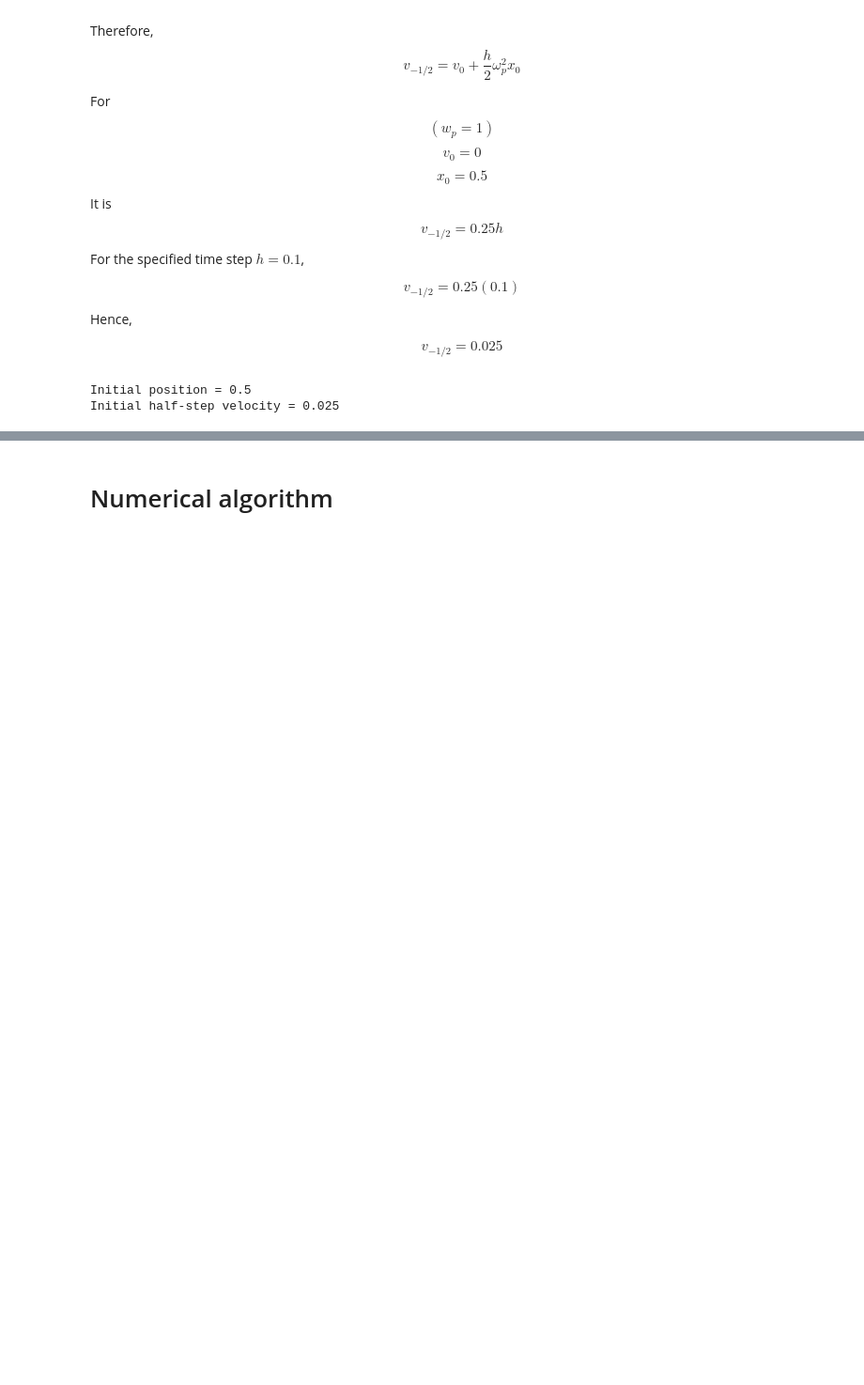
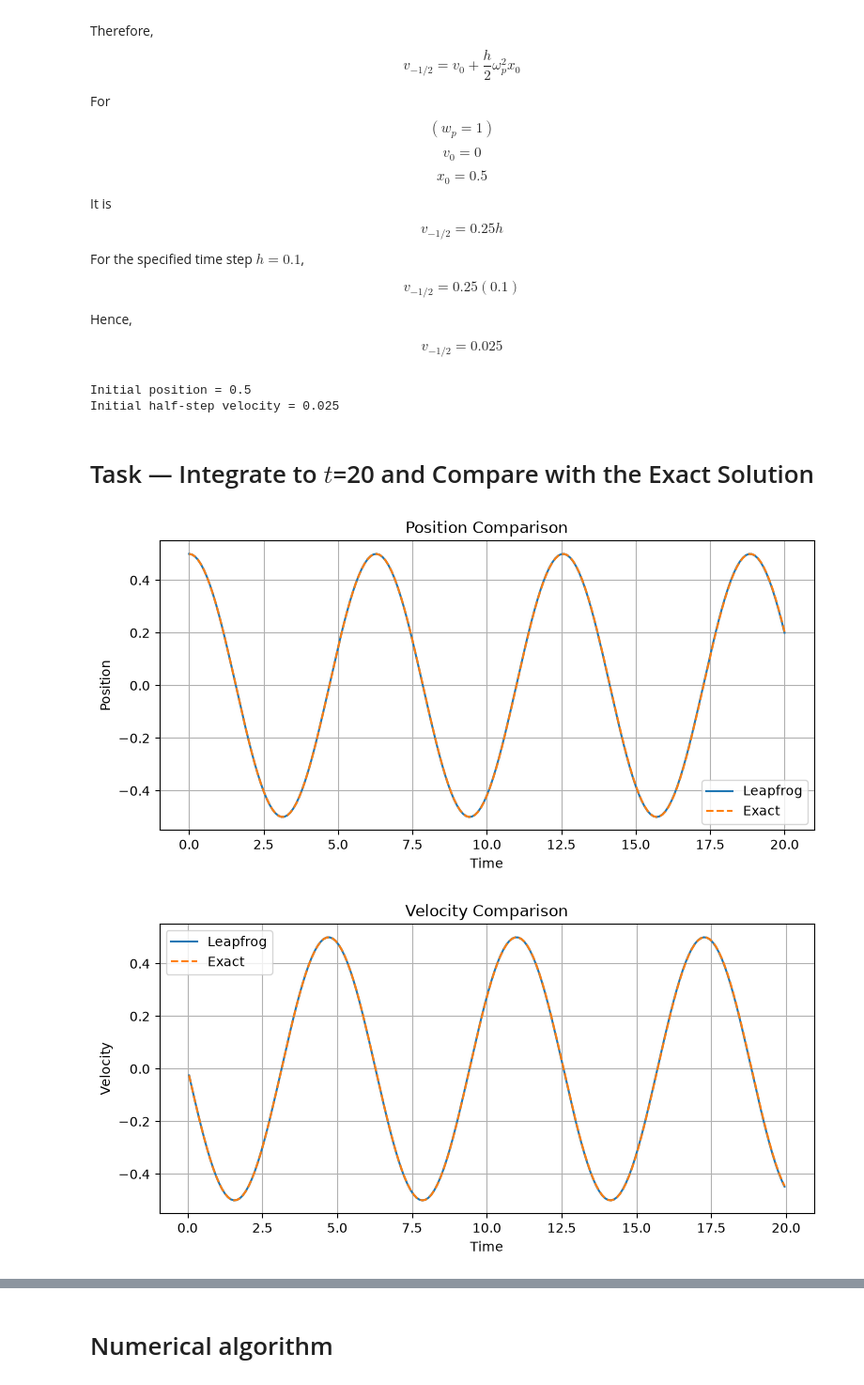
Before and after one commit to Aathi2165/AE801_2026, a Jupyter notebook: numode_ivp/Leapfrog Method_SC26M001.ipynb, the cells around one changed output, grey strips where cells are left out. Shown at 94% size. Cells and saved outputs as stored; diff of their text form; code cells hidden in the pictures; blank space fills up the shorter version.

```diff
--- a/numode_ivp/Leapfrog Method_SC26M001.ipynb
+++ b/numode_ivp/Leapfrog Method_SC26M001.ipynb
@@ -109,3 +109,72 @@ print("Initial half-step velocity =", v_half)
 # %% [output]
 Initial position = 0.5
 Initial half-step velocity = 0.025
+# %% [markdown]
+# Task — Integrate to $t$=20 and Compare with the Exact Solution
+# %%
+def solve_leapfrog(h, t_end=20.0, staggered=True):
+    N = round(t_end / h)
+
+    t = np.arange(N + 1) * h
+    tv = t[:-1] + h / 2
+
+    x = np.zeros(N + 1)
+    v = np.zeros(N)
+
+    x[0] = 0.5
+    v0 = 0.0
+
+    if staggered:
+        v_minus = v0 + 0.5 * h * wp**2 * x[0]
+    else:
+        v_minus = v0
+
+    for n in range(N):
+        # Kick: update velocity to the next half-step
+        v[n] = v_minus - h * wp**2 * x[n]
+
+        # Drift: update position to the next whole step
+        x[n + 1] = x[n] + h * v[n]
+
+        # Carry the updated velocity into the next step
+        v_minus = v[n]
+
+    return t, tv, x, v
+h = 0.1
+
+t, tv, x, v = solve_leapfrog(h)
+
+x_exact = 0.5 * np.cos(wp * t)
+v_exact = -0.5 * np.sin(wp * tv)
+
+plt.figure(figsize=(9, 4))
+plt.plot(t, x, label="Leapfrog")
+plt.plot(t, x_exact, "--", label="Exact")
+plt.xlabel("Time")
+plt.ylabel("Position")
+plt.title("Position Comparison")
+plt.legend()
+plt.grid()
+plt.show()
+
+plt.figure(figsize=(9, 4))
+plt.plot(tv, v, label="Leapfrog")
+plt.plot(tv, v_exact, "--", label="Exact")
+plt.xlabel("Time")
+plt.ylabel("Velocity")
+plt.title("Velocity Comparison")
+plt.legend()
+plt.grid()
+plt.show()
+
+plt.figure(figsize=(6, 6))
+plt.plot(x[:-1], v, label="Leapfrog")
+plt.plot(x_exact[:-1], v_exact, "--", label="Exact")
+plt.xlabel("Position")
+plt.ylabel("Velocity")
+plt.legend()
+plt.grid()
+plt.show()
+# %% [output]
+[figure, added]
+[figure, added]
```
Also changed, not shown: parts of 2 cells of this notebook.
